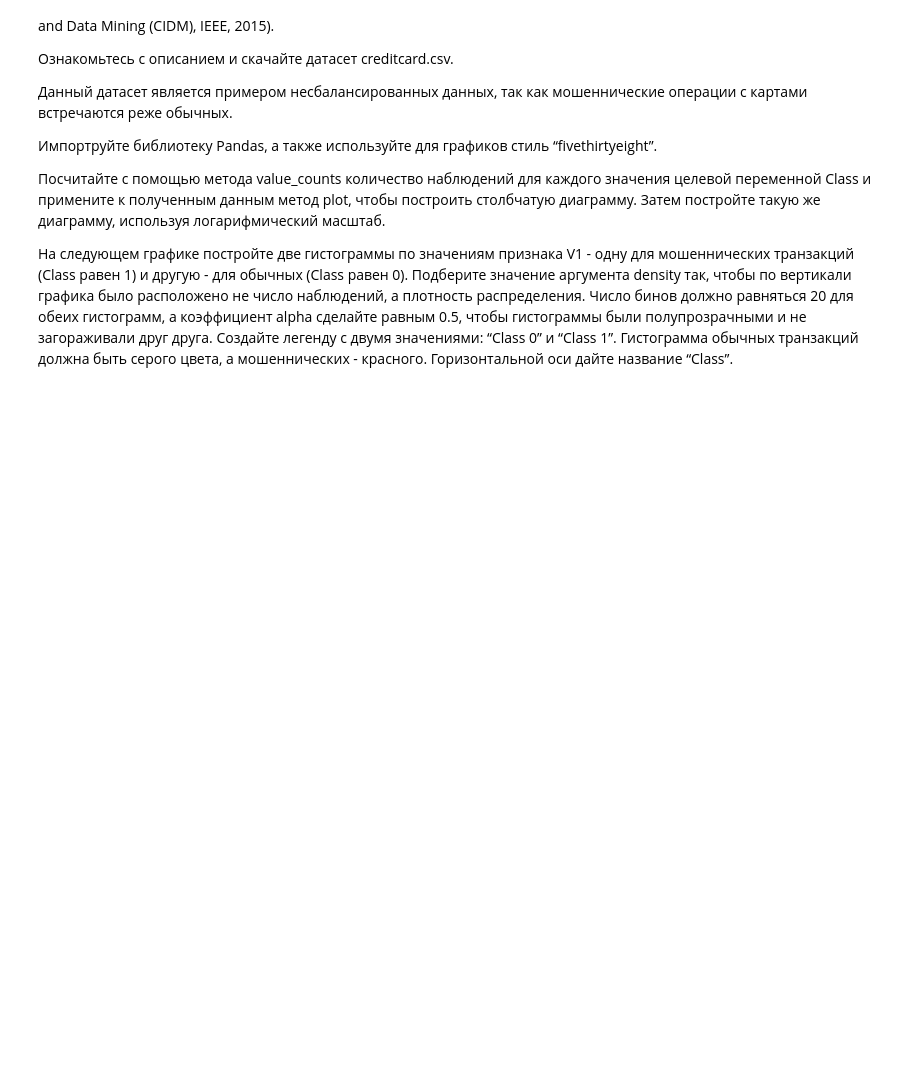
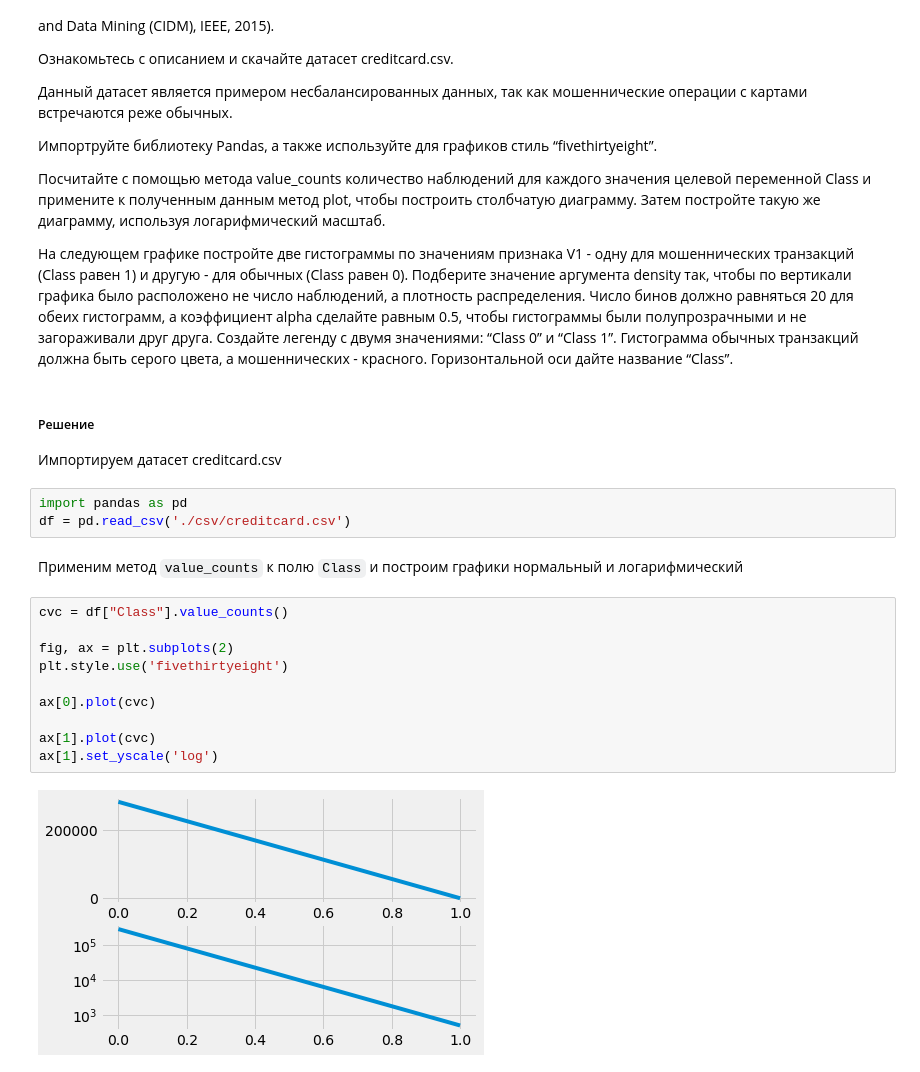
Before and after one commit to DmitryVGusev/GB-Python-in-DS, a Jupyter notebook: Python_in_DS_homework2.ipynb, the cells around one changed output. Drawn from its saved outputs; the diff is of its cells as text; blank space fills up the shorter version.

```diff
--- a/Python_in_DS_homework2.ipynb
+++ b/Python_in_DS_homework2.ipynb
@@ -351,3 +363,23 @@ Credit Card Fraud Detection (информация об авторах: Andrea Da
 Посчитайте с помощью метода value_counts количество наблюдений для каждого значения целевой переменной Class и примените к полученным данным метод plot, чтобы построить столбчатую диаграмму. Затем постройте такую же диаграмму, используя логарифмический масштаб.
 
 На следующем графике постройте две гистограммы по значениям признака V1 - одну для мошеннических транзакций (Class равен 1) и другую - для обычных (Class равен 0). Подберите значение аргумента density так, чтобы по вертикали графика было расположено не число наблюдений, а плотность распределения. Число бинов должно равняться 20 для обеих гистограмм, а коэффициент alpha сделайте равным 0.5, чтобы гистограммы были полупрозрачными и не загораживали друг друга. Создайте легенду с двумя значениями: “Class 0” и “Class 1”. Гистограмма обычных транзакций должна быть серого цвета, а мошеннических - красного. Горизонтальной оси дайте название “Class”.
+# %% [markdown]
+##### Решение
+Импортируем датасет creditcard.csv
+# %%
+import pandas as pd
+df = pd.read_csv('./csv/creditcard.csv')
+# %% [markdown]
+Применим метод `value_counts` к полю `Class` и построим графики нормальный и логарифмический
+# %%
+cvc = df["Class"].value_counts()
+
+fig, ax = plt.subplots(2)
+plt.style.use('fivethirtyeight')
+
+ax[0].plot(cvc)
+
+ax[1].plot(cvc)
+ax[1].set_yscale('log')
+# %% [output]
+[figure, added]
```
Also changed, not shown: parts of 7 cells of this notebook.
